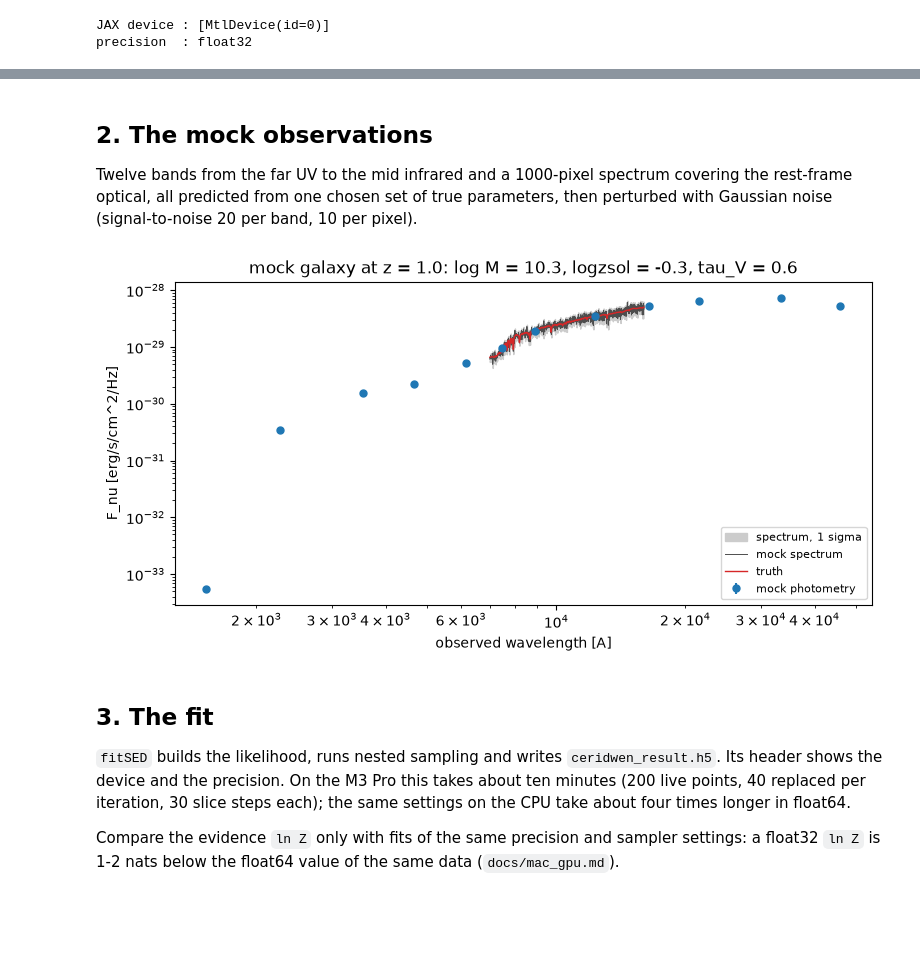
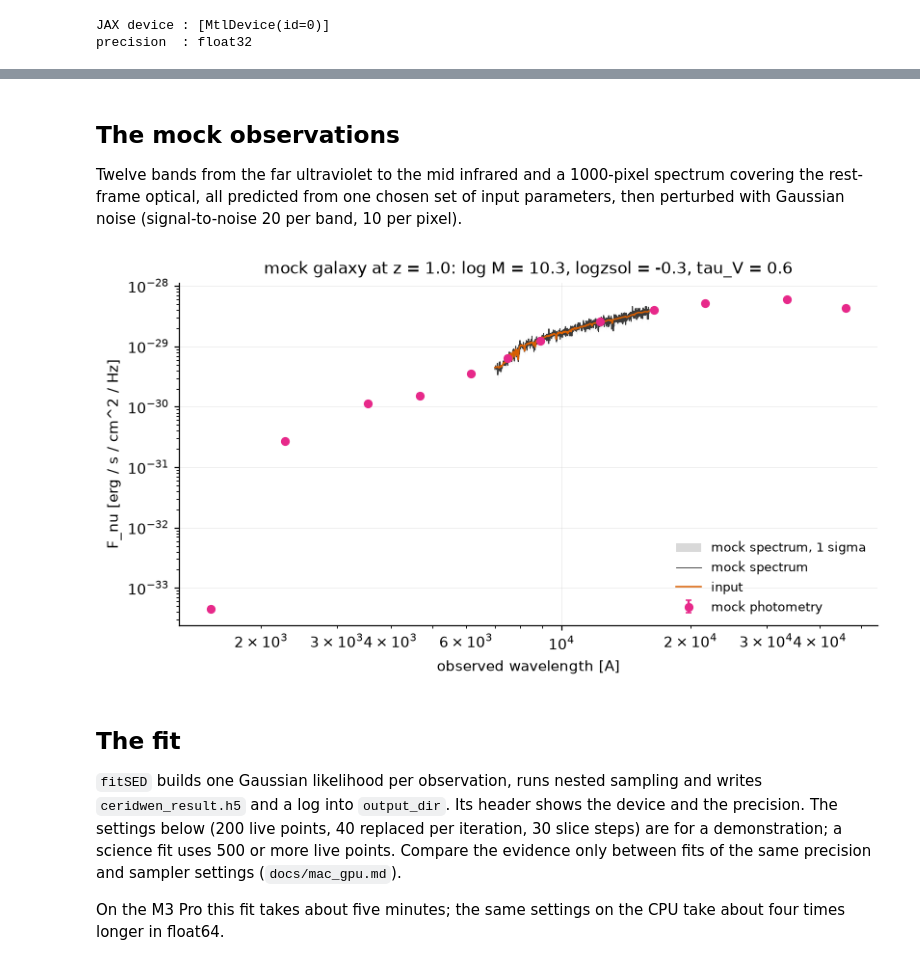
Before and after one commit to Espe13/ceridwen, a Jupyter notebook: examples/apple_gpu_mock_fit.ipynb, the cells around one changed output, grey strips where cells are left out. Saved outputs shown, nothing was run; the diff lists cells and outputs as text; code cells hidden in the pictures; blank space fills up the shorter version.

```diff
--- a/examples/apple_gpu_mock_fit.ipynb
+++ b/examples/apple_gpu_mock_fit.ipynb
@@ -39 +52,9 @@ the notebook needs no FSPS data files; `add_neb=True` plus `sps_home=` and prior
+# %%
+ssp = SSPData.load(fetch_grid("mist_miles_chab"))      # fetched once (67 MB), then cached
+
+ZRED = 1.0
+cosmo = Cosmology.planck18()
+# SFH nodes in lookback time [Gyr], today at index 0; fine at the recent end, so that the
+# 10 and 100 Myr star-formation rates are different quantities.  5 bins -> 5 free ratios.
+lookback = jnp.array([0.0, 0.03, 0.1, 0.5, 2.0, float(cosmo.age(ZRED))])
 # %%
@@ -53,10 +69,10 @@ def sfh_transform(theta, _t=sfh_times_yr):
     return logsfr_ratios_to_sfh(theta["logsfr_ratios"], sfh_times_yr=_t)
 # %% [markdown]
-## 2. The mock observations
+## The mock observations
 
-Twelve bands from the far UV to the mid infrared and a 1000-pixel spectrum covering the rest-frame
-optical, all predicted from one chosen set of true parameters, then perturbed with Gaussian noise
-(signal-to-noise 20 per band, 10 per pixel).
+Twelve bands from the far ultraviolet to the mid infrared and a 1000-pixel spectrum covering
+the rest-frame optical, all predicted from one chosen set of input parameters, then perturbed
+with Gaussian noise (signal-to-noise 20 per band, 10 per pixel).
 # %%
 FILTERS = ["galex_FUV", "galex_NUV", "sdss_u0", "sdss_g0", "sdss_r0", "sdss_i0", "sdss_z0",
            "twomass_J", "twomass_H", "twomass_Ks", "wise_w1", "wise_w2"]
@@ -98,29 +117,34 @@ obs = observations(phot_obs, phot_err, spec_obs, spec_err)
-# %%
-MAGGIE_TO_CGS = 3631e-23                          # 1 maggie = 3631 Jy = 3.631e-20 erg/s/cm^2/Hz
-wave_eff = np.array([f.wave_effective for f in obs[0].filters])
-
-fig, ax = plt.subplots(figsize=(9, 4.2))
-ax.fill_between(WAVE_OBS, spec_obs - spec_err, spec_obs + spec_err, color="0.8", label="spectrum, 1 sigma")
-ax.plot(WAVE_OBS, spec_obs, color="0.3", lw=0.7, label="mock spectrum")
-ax.plot(WAVE_OBS, np.asarray(true["spec"]), color="C3", lw=1.0, label="truth")
-ax.errorbar(wave_eff, phot_obs * MAGGIE_TO_CGS, yerr=phot_err * MAGGIE_TO_CGS, fmt="o", color="C0",
-            ms=5, label="mock photometry")
-ax.set_xscale("log"); ax.set_yscale("log")
-ax.set_xlabel("observed wavelength [A]"); ax.set_ylabel("F_nu [erg/s/cm^2/Hz]")
-ax.set_title(f"mock galaxy at z = {ZRED}: log M = {float(TRUTH['logmass'][0]):.1f}, "
-             f"logzsol = {float(TRUTH['logzsol'][0]):.1f}, tau_V = {float(TRUTH['diffuse_tau_kc'][0]):.1f}")
-ax.legend(loc="lower right", fontsize=8)
-plt.show()
-# %% [output]
-[figure, removed]
+# %%
+def sed_axes(ax):
+    ax.set_xscale("log"); ax.set_yscale("log")
+    ax.set_xlabel("observed wavelength [A]"); ax.set_ylabel("F_nu [erg / s / cm^2 / Hz]")
+
+def plot_photometry(ax, wave_eff, maggies, err, **kw):
+    ax.errorbar(wave_eff, np.asarray(maggies) * MAGGIE_TO_CGS, yerr=np.asarray(err) * MAGGIE_TO_CGS,
+                fmt="o", ms=5, capsize=2, **kw)
+
+def plot_spectrum(ax, wave, flux, err, label):
+    ax.fill_between(wave, flux - err, flux + err, color=COLOUR["band"], lw=0, label=f"{label}, 1 sigma")
+    ax.plot(wave, flux, color=COLOUR["data"], lw=0.6, label=label)
+
+fig, ax = plt.subplots(figsize=(8.5, 4.2))
+plot_spectrum(ax, WAVE_OBS, spec_obs, spec_err, "mock spectrum")
+ax.plot(WAVE_OBS, np.asarray(true["spec"]), color=COLOUR["truth"], lw=1.0, label="input")
+plot_photometry(ax, wave_eff, phot_obs, phot_err, color=COLOUR["photometry"], label="mock photometry")
+sed_axes(ax)
+ax.set_title(f"mock galaxy at z = {ZRED}: log M = {float(TRUTH['logmass'][0]):.1f}, "
+             f"logzsol = {float(TRUTH['logzsol'][0]):.1f}, tau_V = {float(TRUTH['diffuse_tau_kc'][0]):.1f}")
+ax.legend(loc="lower right"); plt.show()
+# %% [output]
+[figure, added]
 # %% [markdown]
-## 3. The fit
+## The fit
 
-`fitSED` builds the likelihood, runs nested sampling and writes `ceridwen_result.h5`. Its
-header shows the device and the precision. On the M3 Pro this takes about ten minutes
-(200 live points, 40 replaced per iteration, 30 slice steps each); the same settings on the CPU
-take about four times longer in float64.
+`fitSED` builds one Gaussian likelihood per observation, runs nested sampling and writes
+`ceridwen_result.h5` and a log into `output_dir`. Its header shows the device and the
+precision. The settings below (200 live points, 40 replaced per iteration, 30 slice steps)
+are for a demonstration; a science fit uses 500 or more live points. Compare the evidence
+only between fits of the same precision and sampler settings (`docs/mac_gpu.md`).
 
-Compare the evidence `ln Z` only with fits of the same precision and sampler settings: a
-float32 `ln Z` is 1-2 nats below the float64 value of the same data (`docs/mac_gpu.md`).
+On the M3 Pro this fit takes about five minutes; the same settings on the CPU take about four times longer in float64.
 # %%
```
Also changed, not shown: parts of 19 cells of this notebook, 7 other files.
